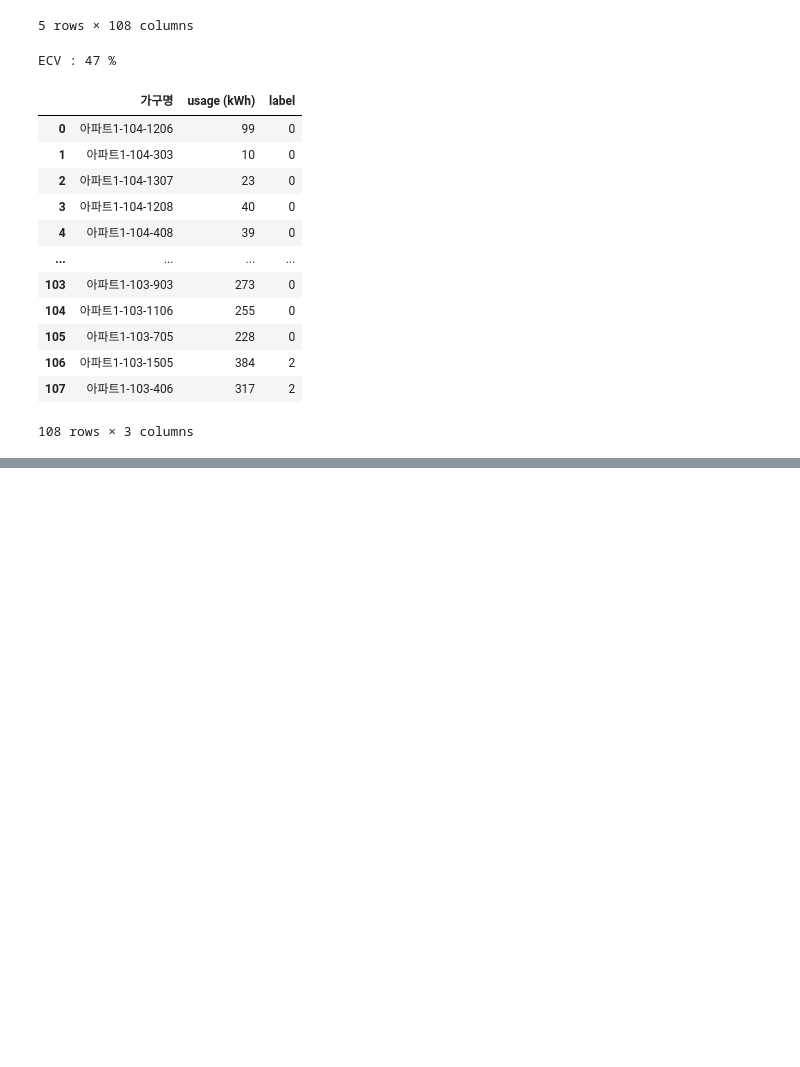
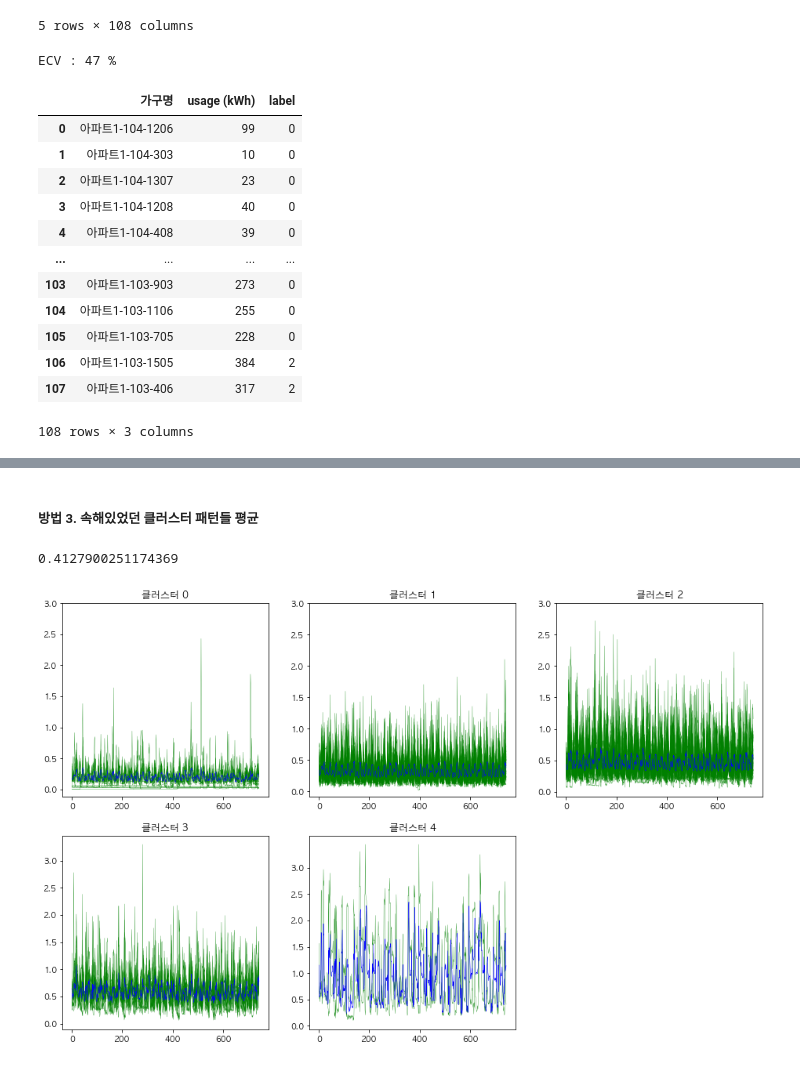
Before and after one commit to formegusto/distribution-public-fee, a Jupyter notebook: pt4-ex-2.ecv compare.ipynb, the cells around one changed output, grey strips where cells are left out. Cells and saved outputs as stored; diff of their text form; code cells hidden in the pictures; blank space fills up the shorter version.

```diff
--- a/pt4-ex-2.ecv compare.ipynb
+++ b/pt4-ex-2.ecv compare.ipynb
@@ -145,0 +246,39 @@ get_anomaly_data(group_df)
+# %% [markdown]
+##### 방법 3. 속해있었던 클러스터 패턴들 평균
+# %%
+unique_groups = np.unique(tdkmeans_group_df['label'])
+clusters_ = np.array([])
+
+for group in unique_groups:
+    sel_group_df = tdkmeans_group_df[
+        tdkmeans_group_df['label'] == group
+    ]
+    sel_cluster_info = tdkmeans.cluster_info[
+        sel_group_df['가구명']
+    ]
+
+    pat_idxes = sel_cluster_info.values
+    _cluster = np.array([])
+
+    for _round,pat_idx in enumerate(pat_idxes):
+        _kmeans = tdkmeans.kmeans_[_round]
+        _clusters = _kmeans.clusters_
+
+        _cluster = np.append(
+            _cluster,
+            np.array([_clusters[idx].tolist() for idx in pat_idx]).mean(axis=0)
+        )
+
+    clusters_ = np.append(clusters_, _cluster)
+    clusters_ = clusters_.reshape(-1,len(_cluster))
+
+_kmeans_3 = KMeans(datas=tdkmeans.df.T.values, K=len(unique_groups))
+_kmeans_3.init_setting()
+_kmeans_3.clusters_ = clusters_
+_kmeans_3.labels_ = tdkmeans_group_df['label'].values
+
+print(_kmeans_3.ecv)
+_kmeans_3.draw_plot()
+# %% [output]
+0.4127900251174369
+[figure, added]
```
Also changed, not shown: parts of 30 cells of this notebook, 1 other file.
